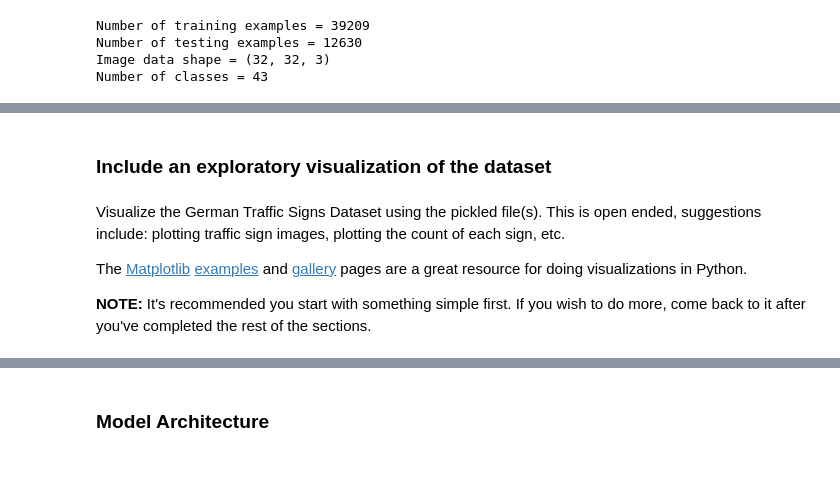
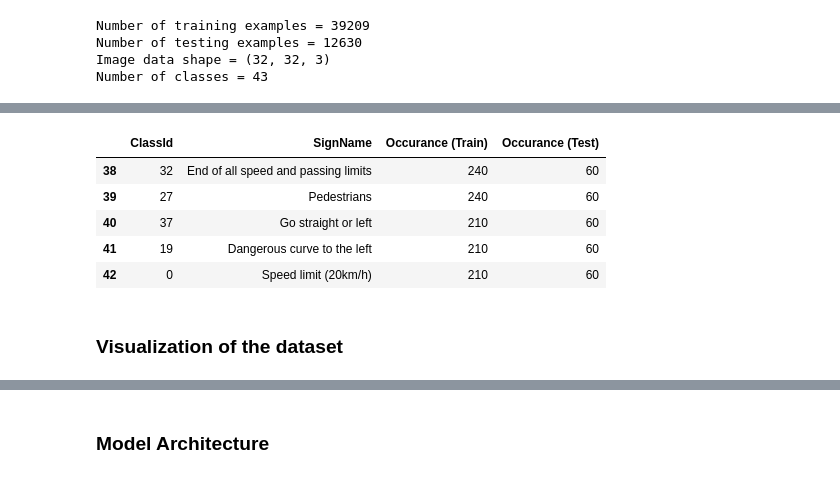
Before and after one commit to gagolucasm/Traffic-Sign-Classifier, a Jupyter notebook: Traffic_Sign_Classifier.ipynb, the cells around one changed output, grey strips where cells are left out. Saved outputs shown, nothing was run; the diff lists cells and outputs as text; code cells hidden in the pictures.

```diff
--- a/Traffic_Sign_Classifier.ipynb
+++ b/Traffic_Sign_Classifier.ipynb
@@ -112,8 +119,11 @@ Number of classes = 43
+# %%
+data_pd_sorted.tail()
+# %% [output]
+|  | ClassId | SignName | Occurance (Train) | Occurance (Test) |
+| 38 | 32 | End of all speed and passing limits | 240 | 60 |
+| 39 | 27 | Pedestrians | 240 | 60 |
+| 40 | 37 | Go straight or left | 210 | 60 |
+| 41 | 19 | Dangerous curve to the left | 210 | 60 |
+| 42 | 0 | Speed limit (20km/h) | 210 | 60 |
 # %% [markdown]
-### Include an exploratory visualization of the dataset
+### Visualization of the dataset
-# %% [markdown]
-Visualize the German Traffic Signs Dataset using the pickled file(s). This is open ended, suggestions include: plotting traffic sign images, plotting the count of each sign, etc.
-
-The [Matplotlib](http://matplotlib.org/) [examples](http://matplotlib.org/examples/index.html) and [gallery](http://matplotlib.org/gallery.html) pages are a great resource for doing visualizations in Python.
-
-**NOTE:** It's recommended you start with something simple first. If you wish to do more, come back to it after you've completed the rest of the sections.
```
Also changed, not shown: parts of 35 cells of this notebook, 4 other files.
